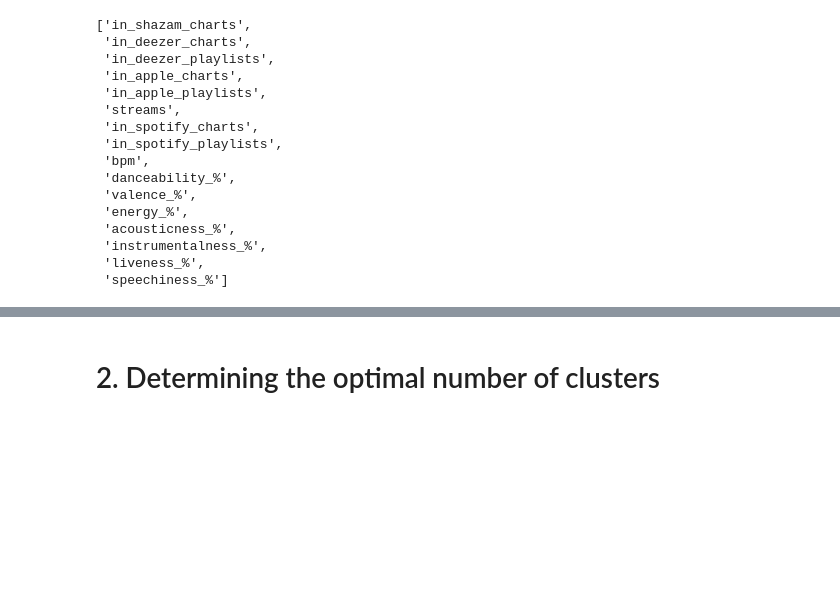
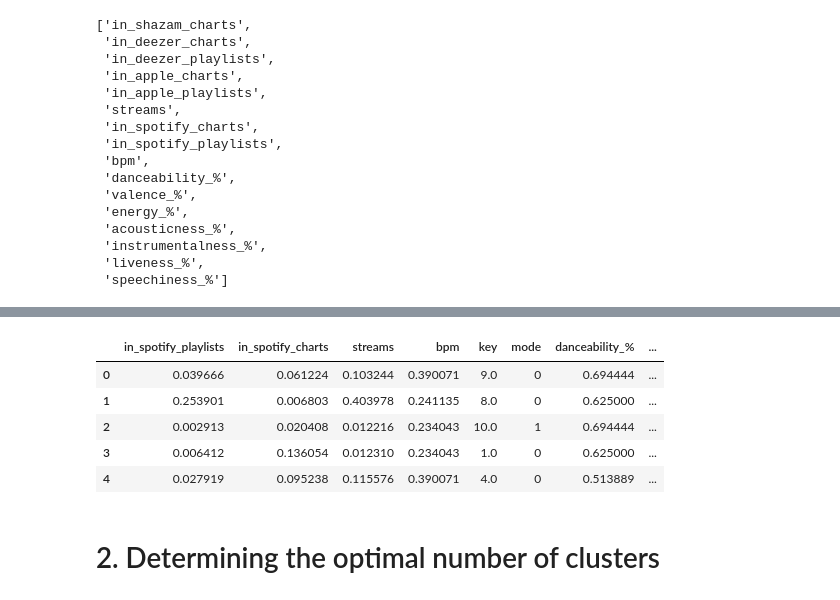
Before and after one commit to nataliachoszczyk/spotify-songs-clustering, a Jupyter notebook: FE_modelling_KM2/modelling_N.ipynb, the cells around one changed output, grey strips where cells are left out. Drawn from its saved outputs; the diff is of its cells as text; code cells hidden in the pictures; blank space fills up the shorter version.

```diff
--- a/FE_modelling_KM2/modelling_N.ipynb
+++ b/FE_modelling_KM2/modelling_N.ipynb
@@ -252,0 +363,2 @@ spotify_df[spotify_df.topic == 'other']
+# %%
+spotify_df.drop(columns=['in_apple_charts' ,'in_shazam_charts', 'in_deezer_charts','in_apple_playlists','in_deezer_playlists'],axis='columns',inplace=True)
@@ -252,0 +367,16 @@ spotify_df[spotify_df.topic == 'other']
+# %%
+cols_to_normalize =['streams',
+ 'in_spotify_charts',
+ 'in_spotify_playlists',
+ 'bpm',
+ 'danceability_%',
+ 'valence_%',
+ 'energy_%',
+ 'acousticness_%',
+ 'instrumentalness_%',
+ 'liveness_%',
+ 'speechiness_%']
+
+
+scaler = MinMaxScaler()
+spotify_df[cols_to_normalize] = scaler.fit_transform(spotify_df[cols_to_normalize])
@@ -253,3 +440,17 @@ spotify_df[spotify_df.topic == 'other']
+# %%
+# final dataframe ready for clustering
+df = pd.read_csv('../Data/spotify_modelling.csv')
+df = preprocess_data(df)
+df.head()
+# moze trzeba bedzie jeszcze znormalizowac key, year_group_encoded i artist_popularity bo maja inną skalę troche niz pozostałe
+# ale idk trzeba bedzie sprawdzic jak modele lepiej dzialaja
+# %% [output]
+|  | in_spotify_playlists | in_spotify_charts | streams | bpm | key | mode | danceability_% | ... |
+| 0 | 0.039666 | 0.061224 | 0.103244 | 0.390071 | 9.0 | 0 | 0.694444 | ... |
+| 1 | 0.253901 | 0.006803 | 0.403978 | 0.241135 | 8.0 | 0 | 0.625000 | ... |
+| 2 | 0.002913 | 0.020408 | 0.012216 | 0.234043 | 10.0 | 1 | 0.694444 | ... |
+| 3 | 0.006412 | 0.136054 | 0.012310 | 0.234043 | 1.0 | 0 | 0.625000 | ... |
+| 4 | 0.027919 | 0.095238 | 0.115576 | 0.390071 | 4.0 | 0 | 0.513889 | ... |
 # %% [markdown]
 # 2. Determining the optimal number of clusters
 # %% [markdown]
```
Also changed, not shown: parts of 19 cells of this notebook.
